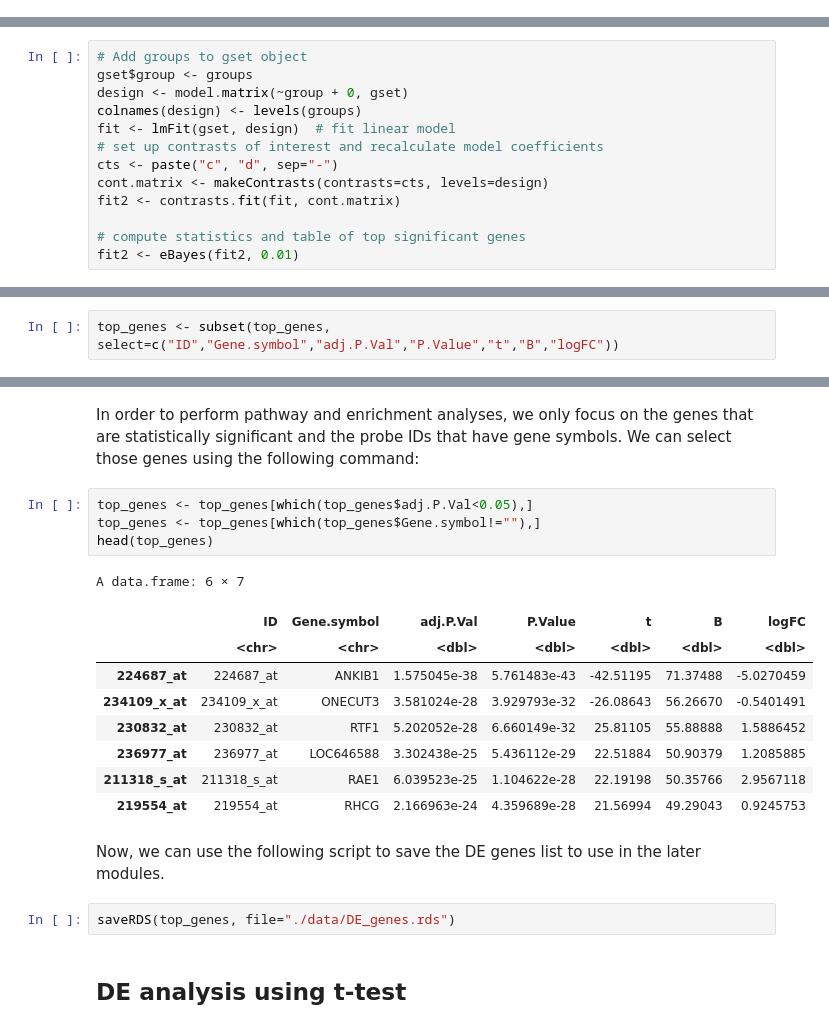
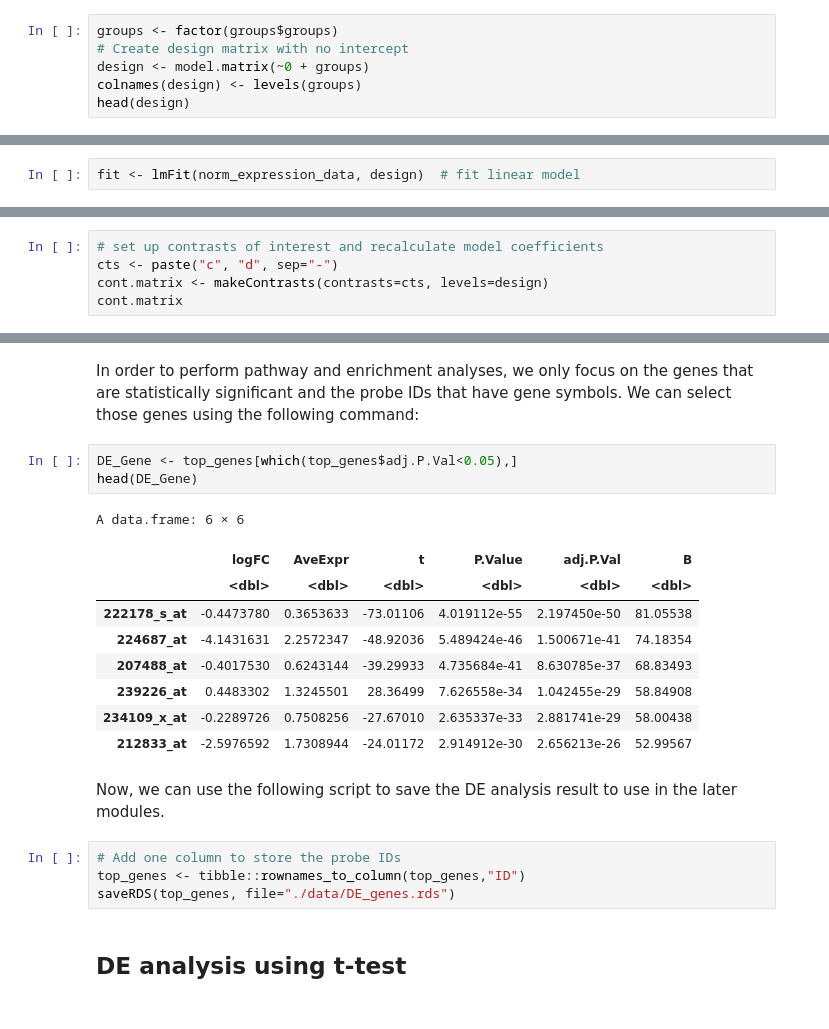
Before and after one commit to tinnlab/NOSI-Google-Cloud-Training, a Jupyter notebook: Module02-DE_Analysis.ipynb, the cells around one changed output, grey strips where cells are left out. Cells and saved outputs as stored; diff of their text form.

Commit message:
Update Module 1, 2 and 3
Bang

```diff
--- a/Module02-DE_Analysis.ipynb
+++ b/Module02-DE_Analysis.ipynb
@@ -84,0 +42,6 @@ Now, we need to specify the model to be fitted using `limma`. Linear modelling i
+# %%
+groups <- factor(groups$groups)
+# Create design matrix with no intercept
+design <- model.matrix(~0 + groups)
+colnames(design) <- levels(groups)
+head(design)
@@ -84,0 +59,2 @@ Now, we need to specify the model to be fitted using `limma`. Linear modelling i
+# %%
+fit <- lmFit(norm_expression_data, design)  # fit linear model
@@ -85,13 +63,5 @@ Now, we need to specify the model to be fitted using `limma`. Linear modelling i
 # %%
-# Add groups to gset object
-gset$group <- groups
-design <- model.matrix(~group + 0, gset)
-colnames(design) <- levels(groups)
-fit <- lmFit(gset, design)  # fit linear model
 # set up contrasts of interest and recalculate model coefficients
 cts <- paste("c", "d", sep="-")
 cont.matrix <- makeContrasts(contrasts=cts, levels=design)
-fit2 <- contrasts.fit(fit, cont.matrix)
-
-# compute statistics and table of top significant genes
-fit2 <- eBayes(fit2, 0.01)
+cont.matrix
@@ -114,2 +95,0 @@ By default, the `topTable` function generates a dataframe that consists of DE ge
-# %%
-top_genes <- subset(top_genes, select=c("ID","Gene.symbol","adj.P.Val","P.Value","t","B","logFC"))
@@ -116,23 +108,24 @@ top_genes <- subset(top_genes, select=c("ID","Gene.symbol","adj.P.Val","P.Value"
 # %% [markdown]
 In order to perform pathway and enrichment analyses, we only focus on the genes that are statistically significant and the probe IDs that have gene symbols. We can select those genes using the following command:
 # %%
-top_genes <- top_genes[which(top_genes$adj.P.Val<0.05),]
-top_genes <- top_genes[which(top_genes$Gene.symbol!=""),]
-head(top_genes)
+DE_Gene <- top_genes[which(top_genes$adj.P.Val<0.05),]
+head(DE_Gene)
 # %% [output]
-A data.frame: 6 × 7
+A data.frame: 6 × 6
-|  | ID | Gene.symbol | adj.P.Val | P.Value | t | B | logFC |
-|  | <chr> | <chr> | <dbl> | <dbl> | <dbl> | <dbl> | <dbl> |
-| 224687_at | 224687_at | ANKIB1 | 1.575045e-38 | 5.761483e-43 | -42.51195 | 71.37488 | -5.0270459 |
-| 234109_x_at | 234109_x_at | ONECUT3 | 3.581024e-28 | 3.929793e-32 | -26.08643 | 56.26670 | -0.5401491 |
-| 230832_at | 230832_at | RTF1 | 5.202052e-28 | 6.660149e-32 | 25.81105 | 55.88888 | 1.5886452 |
-| 236977_at | 236977_at | LOC646588 | 3.302438e-25 | 5.436112e-29 | 22.51884 | 50.90379 | 1.2085885 |
-| 211318_s_at | 211318_s_at | RAE1 | 6.039523e-25 | 1.104622e-28 | 22.19198 | 50.35766 | 2.9567118 |
-| 219554_at | 219554_at | RHCG | 2.166963e-24 | 4.359689e-28 | 21.56994 | 49.29043 | 0.9245753 |
+|  | logFC | AveExpr | t | P.Value | adj.P.Val | B |
+|  | <dbl> | <dbl> | <dbl> | <dbl> | <dbl> | <dbl> |
+| 222178_s_at | -0.4473780 | 0.3653633 | -73.01106 | 4.019112e-55 | 2.197450e-50 | 81.05538 |
+| 224687_at | -4.1431631 | 2.2572347 | -48.92036 | 5.489424e-46 | 1.500671e-41 | 74.18354 |
+| 207488_at | -0.4017530 | 0.6243144 | -39.29933 | 4.735684e-41 | 8.630785e-37 | 68.83493 |
+| 239226_at | 0.4483302 | 1.3245501 | 28.36499 | 7.626558e-34 | 1.042455e-29 | 58.84908 |
+| 234109_x_at | -0.2289726 | 0.7508256 | -27.67010 | 2.635337e-33 | 2.881741e-29 | 58.00438 |
+| 212833_at | -2.5976592 | 1.7308944 | -24.01172 | 2.914912e-30 | 2.656213e-26 | 52.99567 |
 # %% [markdown]
-Now, we can use the following script to save the DE genes list to use in the later modules.
+Now, we can use the following script to save the DE analysis result to use in the later modules.
-# %%
-saveRDS(top_genes, file="./data/DE_genes.rds")
+# %%
+# Add one column to store the probe IDs
+top_genes <- tibble::rownames_to_column(top_genes,"ID")
+saveRDS(top_genes, file="./data/DE_genes.rds")
 # %% [markdown]
 ## DE analysis using t-test
 # %%
```
Also changed, not shown: parts of 49 cells of this notebook, 3 other files.
